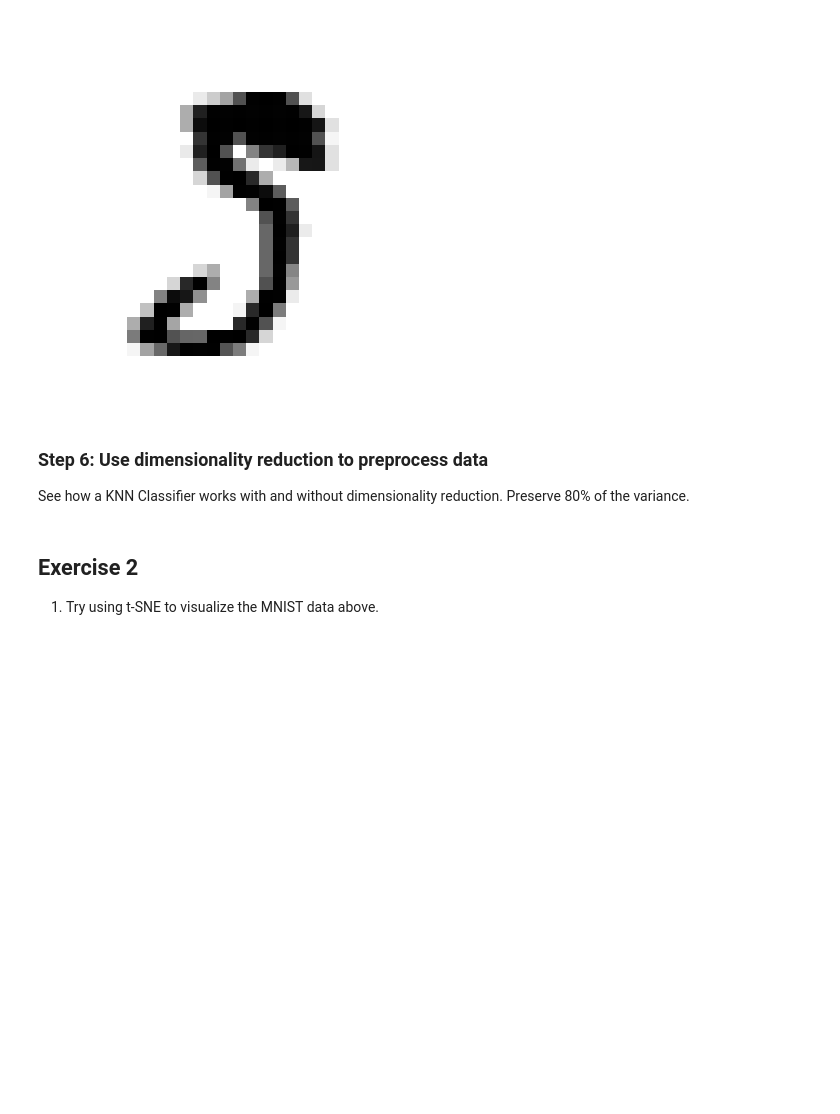
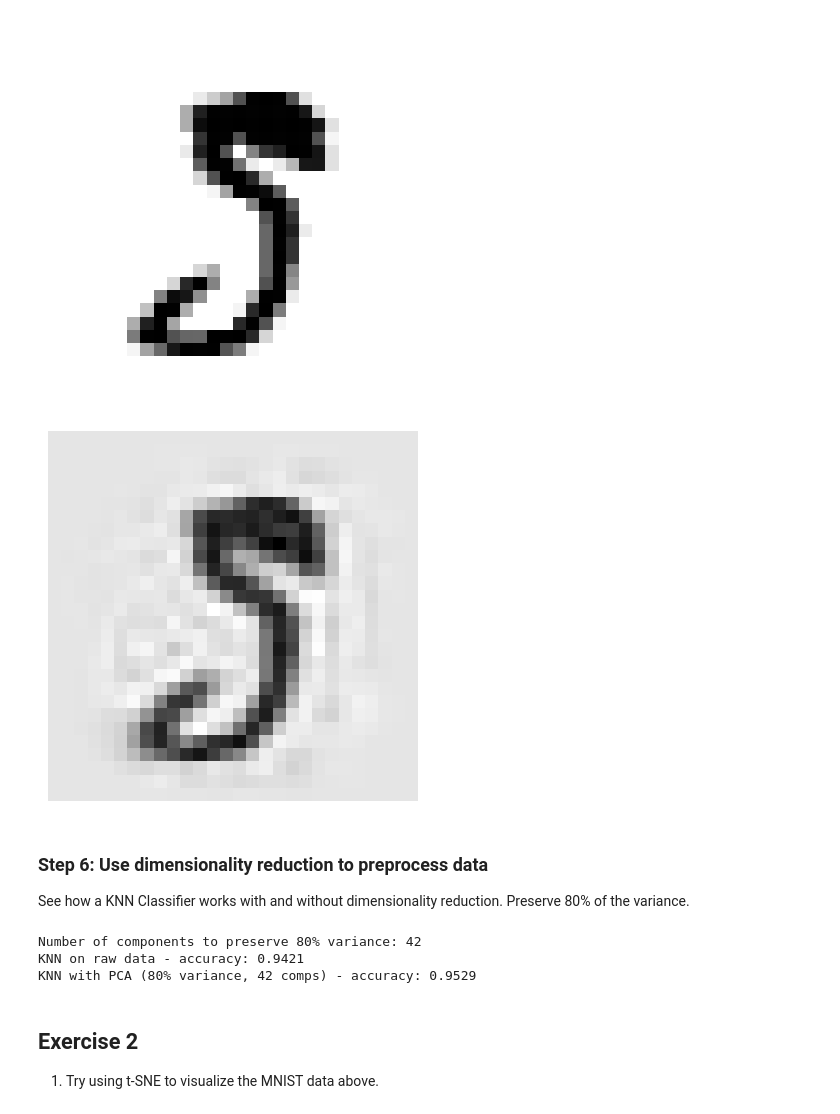
Before and after one commit to SU-IST707-FS25/week-4-materials-0223josie, a Jupyter notebook: assignment.ipynb, the cells around one changed output. Drawn from its saved outputs; the diff is of its cells as text; code cells hidden in the pictures; blank space fills up the shorter version.

```diff
--- a/assignment.ipynb
+++ b/assignment.ipynb
@@ -121,6 +121,24 @@ plot_mnist_digit(X_mnist_train[0])
 [figure]
 # %%
 # Your code here
+# Step 5: Visualize a digit in reduced dimensionality space
+
+# Refit PCA with the optimal number of components from Step 4
+pca_reduced = PCA(n_components= 148)
+X_train_reduced = pca_reduced.fit_transform(X_mnist_train)
+
+# Pick one digit (same as before)
+digit_index = 0
+original_digit = X_mnist_train[digit_index]
+
+# Project it down to reduced space and then reconstruct it back
+digit_reduced = pca_reduced.transform([original_digit])
+digit_reconstructed = pca_reduced.inverse_transform(digit_reduced)
+
+# Plot the reconstructed digit
+plot_mnist_digit(digit_reconstructed)
+# %% [output]
+[figure, added]
 # %% [markdown]
 ### Step 6: Use dimensionality reduction to preprocess data
 
@@ -128,6 +146,42 @@ plot_mnist_digit(X_mnist_train[0])
 See how a KNN Classifier works with and without dimensionality reduction. Preserve 80% of the variance.
 # %%
 # Your code here
+from sklearn.decomposition import PCA
+from sklearn.neighbors import KNeighborsClassifier
+from sklearn.metrics import accuracy_score
+import numpy as np
+import time
+
+# ---- First: compute number of components needed for 80% variance ----
+pca_all = PCA()
+pca_all.fit(X_mnist_train)
+
+cumulative_variance = np.cumsum(pca_all.explained_variance_ratio_)
+n_components_80 = np.searchsorted(cumulative_variance, 0.80) + 1
+
+print(f"Number of components to preserve 80% variance: {n_components_80}")
+
+# ---- Baseline KNN (no PCA) ----
+knn_raw = KNeighborsClassifier(n_neighbors=5, n_jobs=-1)
+knn_raw.fit(X_mnist_train, y_mnist_train)
+y_pred_raw = knn_raw.predict(X_mnist_test)
+acc_raw = accuracy_score(y_mnist_test, y_pred_raw)
+print(f"KNN on raw data - accuracy: {acc_raw:.4f}")
+
+# ---- KNN after PCA (80% variance) ----
+pca_80 = PCA(n_components=n_components_80, random_state=42)
+X_train_pca = pca_80.fit_transform(X_mnist_train)
+X_test_pca = pca_80.transform(X_mnist_test)
+
+knn_pca = KNeighborsClassifier(n_neighbors=5, n_jobs=-1)
+knn_pca.fit(X_train_pca, y_mnist_train)
+y_pred_pca = knn_pca.predict(X_test_pca)
+acc_pca = accuracy_score(y_mnist_test, y_pred_pca)
+print(f"KNN with PCA (80% variance, {n_components_80} comps) - accuracy: {acc_pca:.4f}")
+# %% [output]
+Number of components to preserve 80% variance: 42
+KNN on raw data - accuracy: 0.9421
+KNN with PCA (80% variance, 42 comps) - accuracy: 0.9529
 # %% [markdown]
 ## Exercise 2
 <!-- @q -->
```
Also changed, not shown: parts of 8 cells of this notebook.
